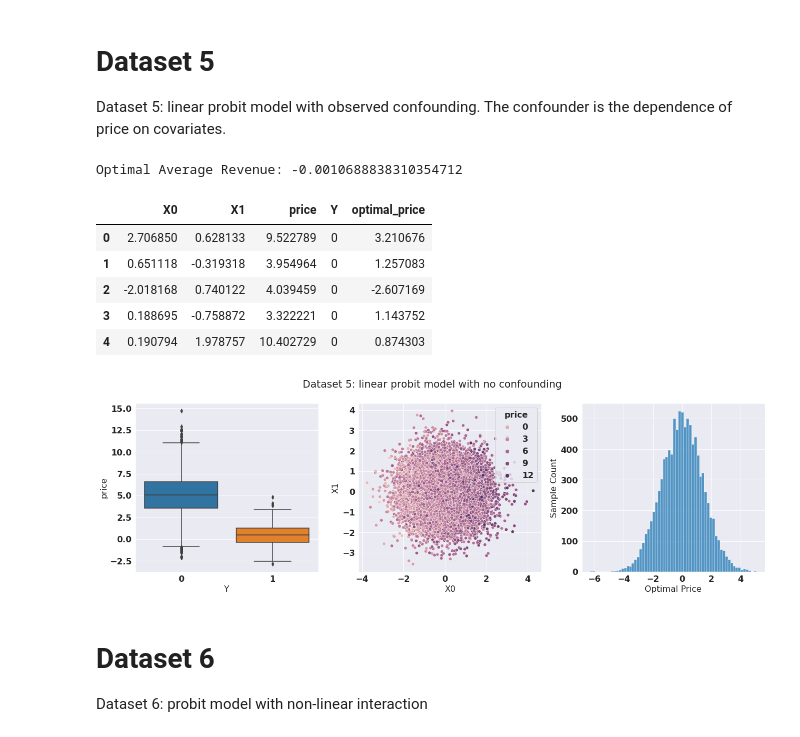
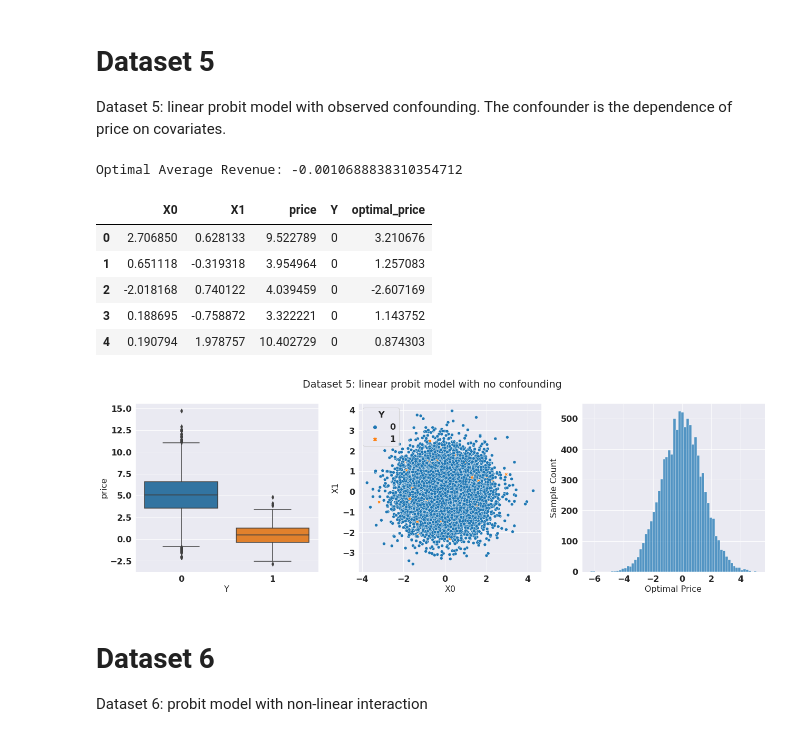
Before and after one commit to lentin26/Student-Prescription-Tree, a Jupyter notebook: lightGBM.ipynb, the cells around one changed output. Saved outputs shown, nothing was run; the diff lists cells and outputs as text; code cells hidden in the pictures.

```diff
--- a/lightGBM.ipynb
+++ b/lightGBM.ipynb
@@ -500,7 +500,7 @@ Dataset 1: linear probit model with no confounding
 # %%
 def model_1():
     # dataset 1: linear probit model with no confounding
-    np.random.seed(101)
+    # np.random.seed(101)
     def generate_model_1():
         h = -1
         n = 2
@@ -515,7 +515,7 @@ def model_1():
         g = X0
         optimal_price = -1*(g + epsilon)/h
 
-        Y_star = X0 + h*P + epsilon
+        Y_star = g + h*P + epsilon
 
         return X0, X1, P, Y_star, optimal_price
 
@@ -829,36 +841,35 @@ def model_5():
 
     results = pd.DataFrame(results)
     # results['dataset'] = 6
     return results
 
 # visualize results
 results = model_5()
 
 # make figure
 fig, ax = plt.subplots(1, 3, figsize=(18, 6))
 
 sns.boxplot(data=results, x='Y', y='price', ax = ax[0])
-sns.scatterplot(data=results, x='X0', y='X1', hue='price', ax=ax[1])
+sns.scatterplot(data=results, x='X0', y='X1', hue='Y', style="Y", ax=ax[1])
 sns.histplot(data=results, x='optimal_price', ax=ax[2])
 plt.suptitle("Dataset 5: linear probit model with no confounding")
-
 
 ax[2].set_ylabel("Sample Count")
 ax[2].set_xlabel("Optimal Price")
 print('Optimal Average Revenue:', results.optimal_price.sum()/len(results))
 
 plt.tight_layout()
 # plt.savefig('figures/dataset5_sample.png')
 results.head()
 # %% [output]
 Optimal Average Revenue: -0.0010688838310354712
 |  | X0 | X1 | price | Y | optimal_price |
 | 0 | 2.706850 | 0.628133 | 9.522789 | 0 | 3.210676 |
 | 1 | 0.651118 | -0.319318 | 3.954964 | 0 | 1.257083 |
 | 2 | -2.018168 | 0.740122 | 4.039459 | 0 | -2.607169 |
 | 3 | 0.188695 | -0.758872 | 3.322221 | 0 | 1.143752 |
 | 4 | 0.190794 | 1.978757 | 10.402729 | 0 | 0.874303 |
-[figure, old version]
+[figure, new version]
 # %% [markdown]
 # Dataset 6
 Dataset 6: probit model with non-linear interaction
```
Also changed, not shown: parts of 23 cells of this notebook.
